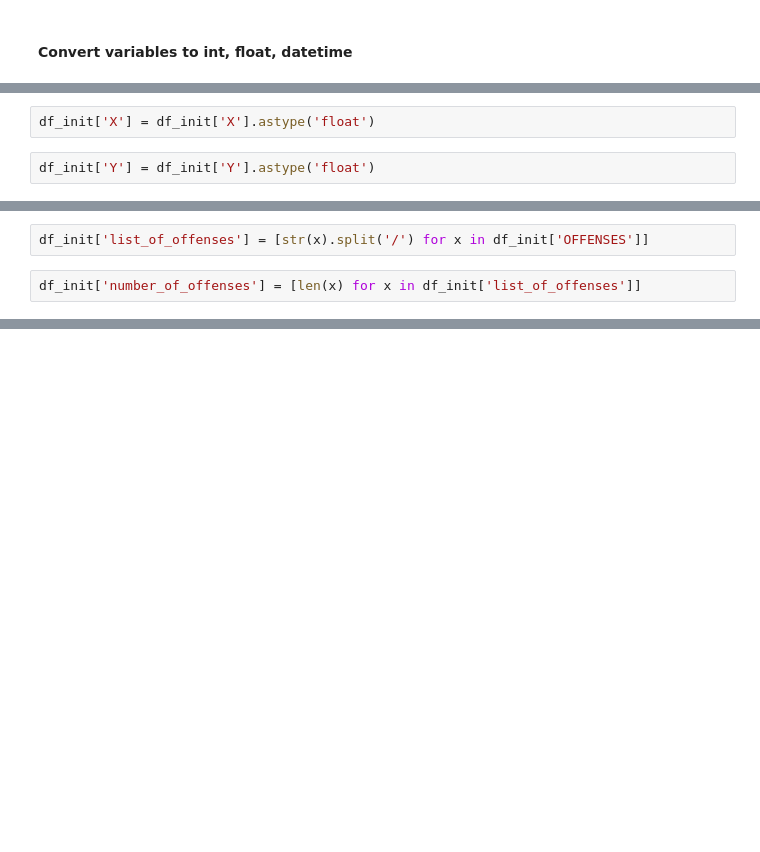
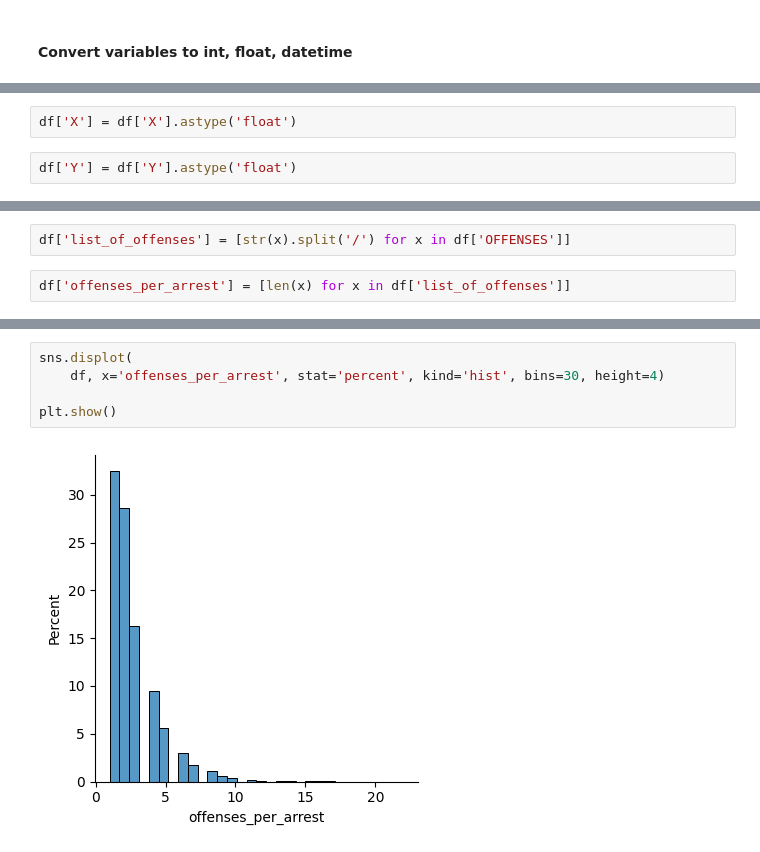
Before and after one commit to trailmarkerlib/policeProjectPythonWorkshop, a Jupyter notebook: grief_to_action_python_workshop_01_10_2024.ipynb, the cells around one changed output, grey strips where cells are left out. Cells and saved outputs as stored; diff of their text form; blank space fills up the shorter version.

```diff
--- a/grief_to_action_python_workshop_01_10_2024.ipynb
+++ b/grief_to_action_python_workshop_01_10_2024.ipynb
@@ -224,4 +242,4 @@ df_init['AGE'] = df_init['AGE'].astype('Int64')
 # %%
-df_init['X'] = df_init['X'].astype('float')
+df['X'] = df['X'].astype('float')
 # %%
-df_init['Y'] = df_init['Y'].astype('float')
+df['Y'] = df['Y'].astype('float')
@@ -230,4 +291,4 @@ df_init['Y'] = df_init['Y'].astype('float')
 # %%
-df_init['list_of_offenses'] = [str(x).split('/') for x in df_init['OFFENSES']]
+df['list_of_offenses'] = [str(x).split('/') for x in df['OFFENSES']]
 # %%
-df_init['number_of_offenses'] = [len(x) for x in df_init['list_of_offenses']]
+df['offenses_per_arrest'] = [len(x) for x in df['list_of_offenses']]
@@ -256,3 +317,10 @@ df_init.loc[df_init['number_of_offenses'] == 22]['list_of_offenses'].to_list()
   ' 3712 Abandonment and Stripping of Vehicles ',
   ' 3733 Fleeing or Attempting to Elude Police Officer ',
   ' 3736 Reckless Driving']]
+# %%
+sns.displot(
+    df, x='offenses_per_arrest', stat='percent', kind='hist', bins=30, height=4)
+
+plt.show()
+# %% [output]
+[figure, added]
```
Also changed, not shown: parts of 37 cells of this notebook.
